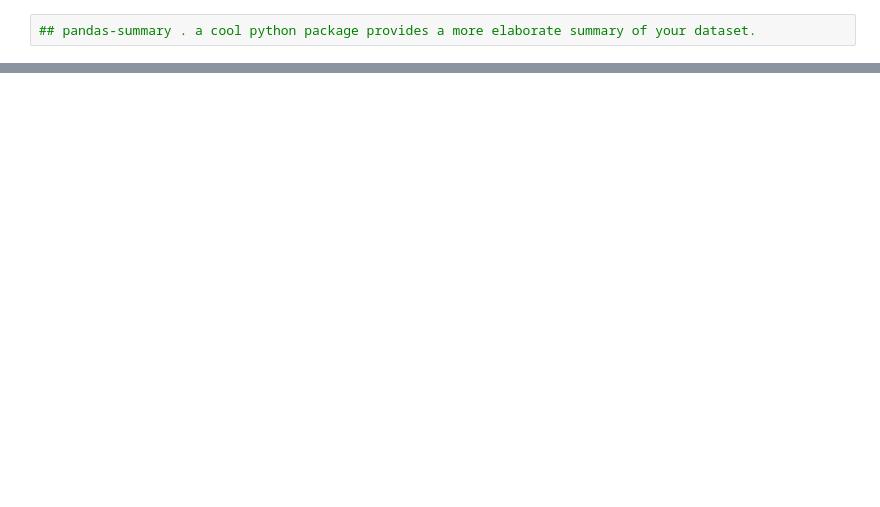
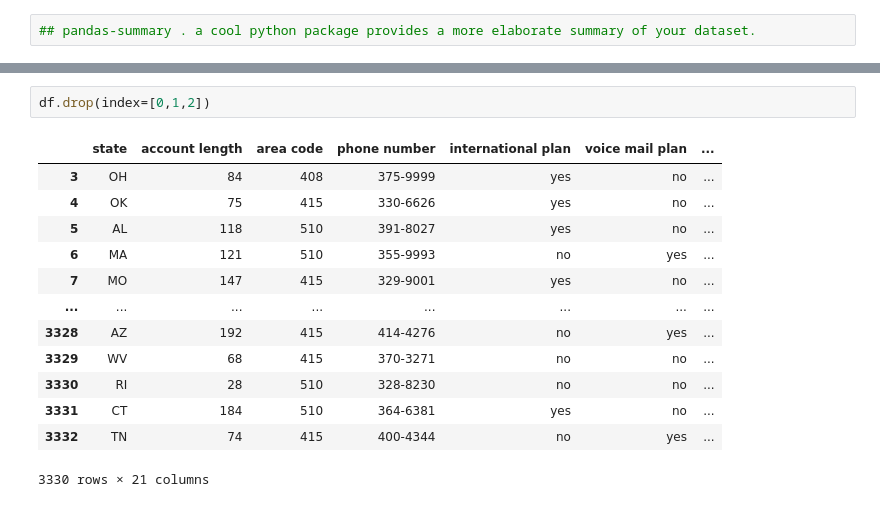
Before and after one commit to yuvii0125/Pandas, a Jupyter notebook: Pandas Basics/02_Important_dataFrames.ipynb, the cells around one changed output, grey strips where cells are left out. Cells and saved outputs as stored; diff of their text form; blank space fills up the shorter version.

```diff
--- a/Pandas Basics/02_Important_dataFrames.ipynb
+++ b/Pandas Basics/02_Important_dataFrames.ipynb
@@ -307,0 +461,16 @@ ValueError: could not convert string to float: 'KS'
+# %%
+df.drop(index=[0,1,2])
+# %% [output]
+|  | state | account length | area code | phone number | international plan | voice mail plan | ... |
+| 3 | OH | 84 | 408 | 375-9999 | yes | no | ... |
+| 4 | OK | 75 | 415 | 330-6626 | yes | no | ... |
+| 5 | AL | 118 | 510 | 391-8027 | yes | no | ... |
+| 6 | MA | 121 | 510 | 355-9993 | no | yes | ... |
+| 7 | MO | 147 | 415 | 329-9001 | yes | no | ... |
+| ... | ... | ... | ... | ... | ... | ... | ... |
+| 3328 | AZ | 192 | 415 | 414-4276 | no | yes | ... |
+| 3329 | WV | 68 | 415 | 370-3271 | no | no | ... |
+| 3330 | RI | 28 | 510 | 328-8230 | no | no | ... |
+| 3331 | CT | 184 | 510 | 364-6381 | yes | no | ... |
+| 3332 | TN | 74 | 415 | 400-4344 | no | yes | ... |
+3330 rows × 21 columns
```
Also changed, not shown: parts of 25 cells of this notebook.
